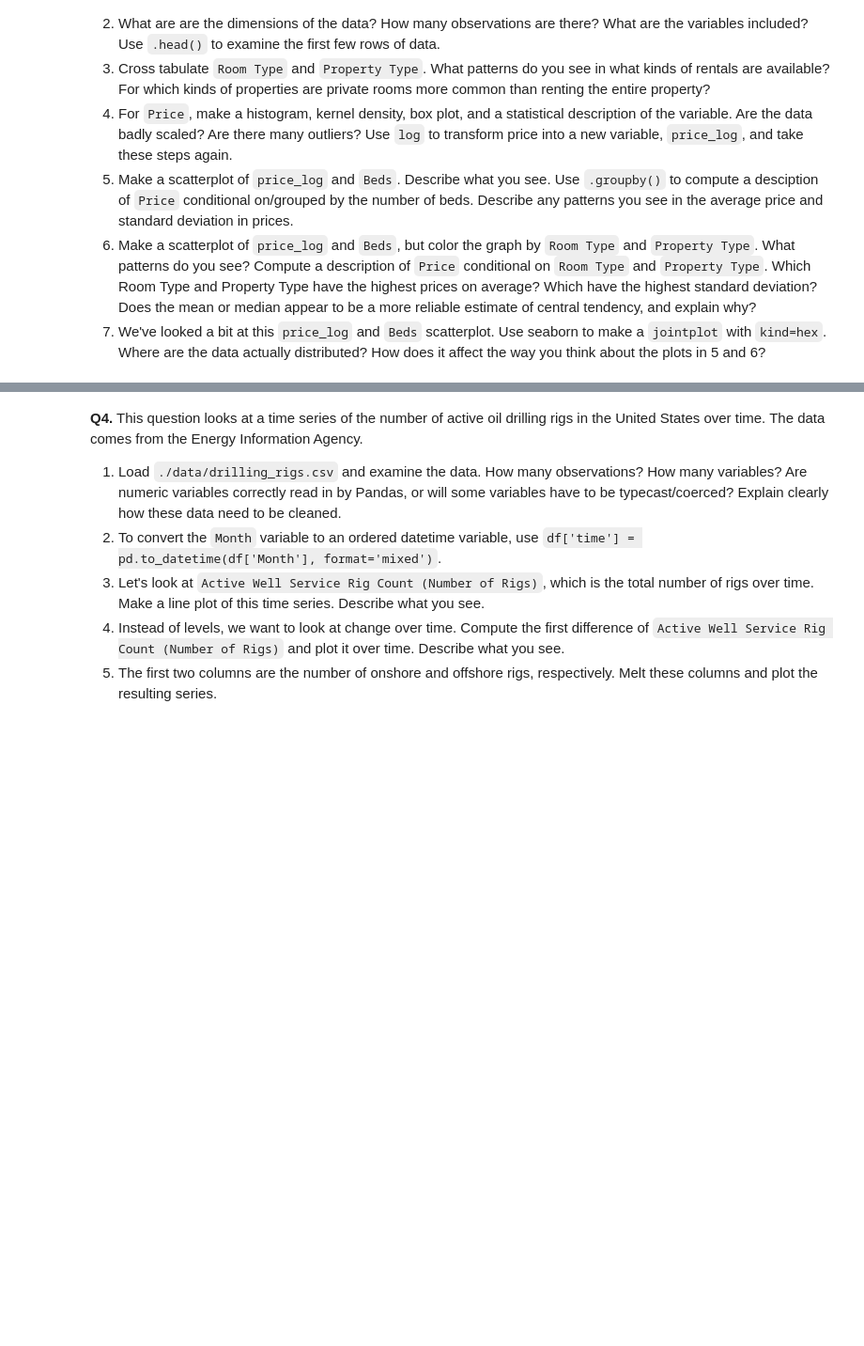
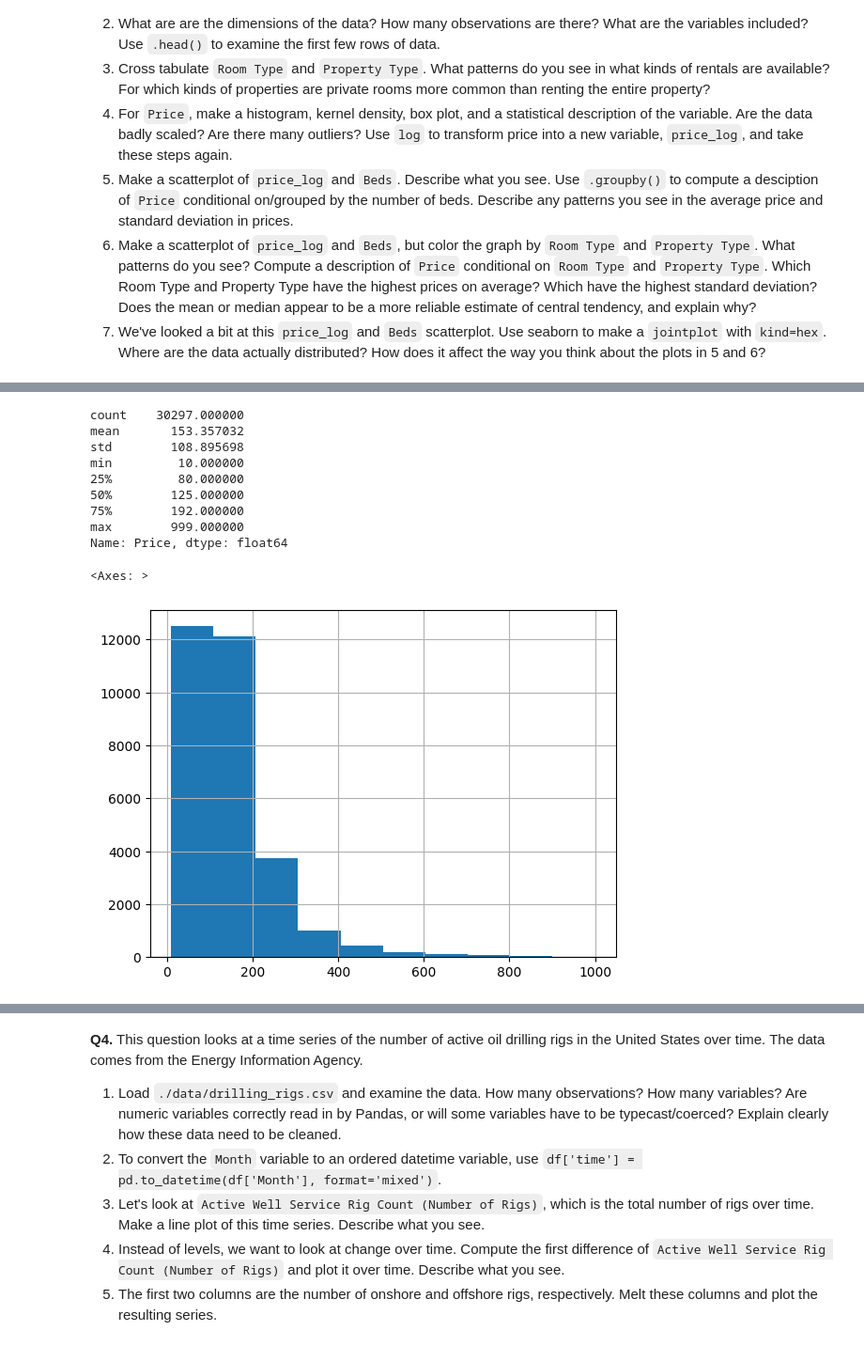
Before and after one commit to fwx5ax/EDA, a Jupyter notebook: assignment/assignment.ipynb, the cells around one changed output, grey strips where cells are left out. Shown at 94% size. Saved outputs shown, nothing was run; the diff lists cells and outputs as text; code cells hidden in the pictures; blank space fills up the shorter version.

```diff
--- a/assignment/assignment.ipynb
+++ b/assignment/assignment.ipynb
@@ -222,3 +222,5 @@ plt.show()
   5. Make a scatterplot of `price_log` and `Beds`. Describe what you see. Use `.groupby()` to compute a desciption of `Price` conditional on/grouped by the number of beds. Describe any patterns you see in the average price and standard deviation in prices.
   6. Make a scatterplot of `price_log` and `Beds`, but color the graph by `Room Type` and `Property Type`. What patterns do you see? Compute a description of `Price` conditional on `Room Type` and `Property Type`. Which Room Type and Property Type have the highest prices on average? Which have the highest standard deviation? Does the mean or median appear to be a more reliable estimate of central tendency, and explain why?
   7. We've looked a bit at this `price_log` and `Beds` scatterplot. Use seaborn to make a `jointplot` with `kind=hex`. Where are the data actually distributed? How does it affect the way you think about the plots in 5 and 6?
+# %%
+air = pd.read_csv('/content/EDA/assignment/data/airbnb_hw.csv')
@@ -224,0 +264,16 @@ plt.show()
+# %%
+air['Price'] = pd.to_numeric(air['Price'],errors='coerce')
+print(air['Price'].describe())
+air['Price'].hist()
+# %% [output]
+count    30297.000000
+mean       153.357032
+std        108.895698
+min         10.000000
+25%         80.000000
+50%        125.000000
+75%        192.000000
+max        999.000000
+Name: Price, dtype: float64
+<Axes: >
+[figure, added]
```
Also changed, not shown: parts of 12 cells of this notebook.
